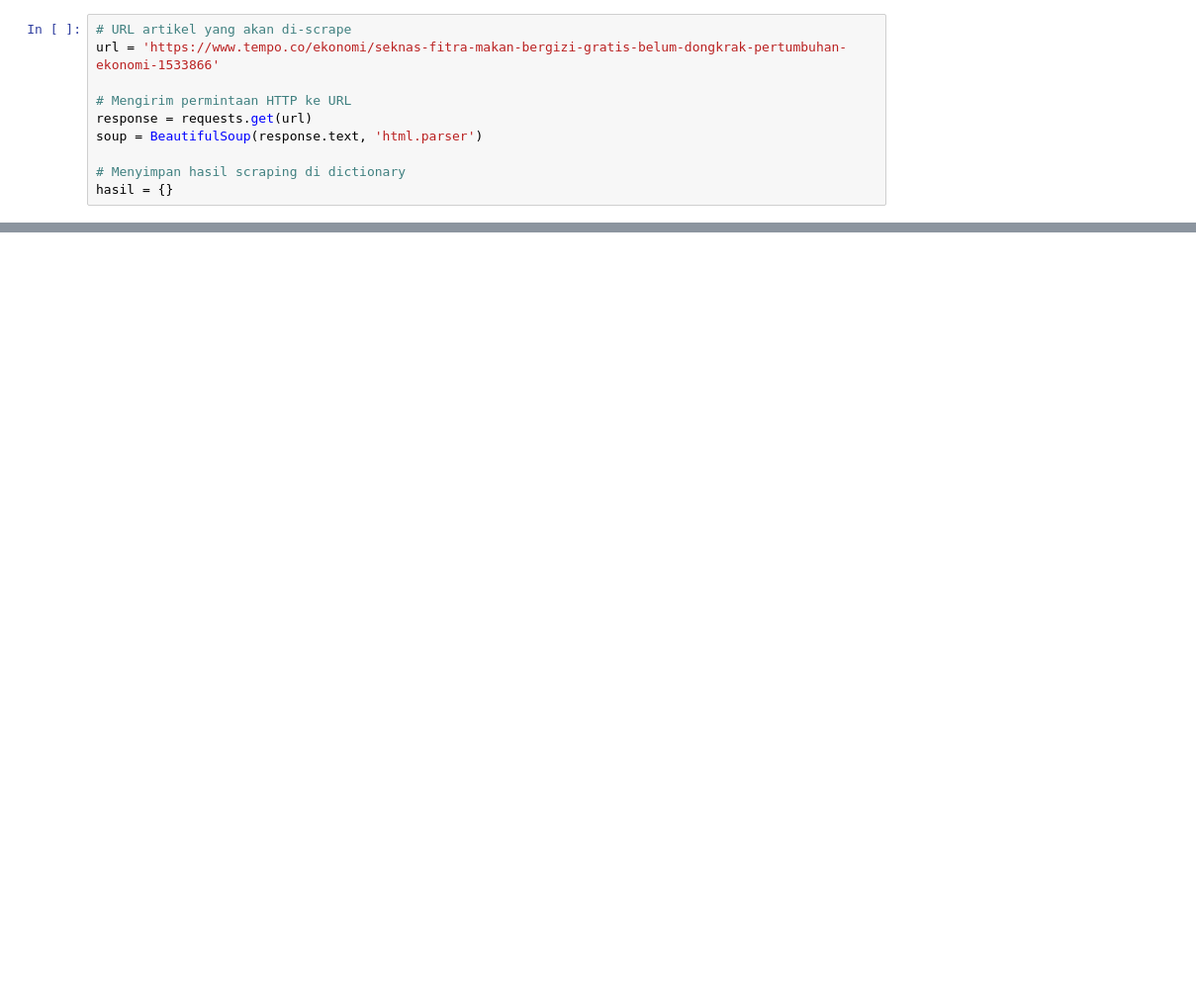
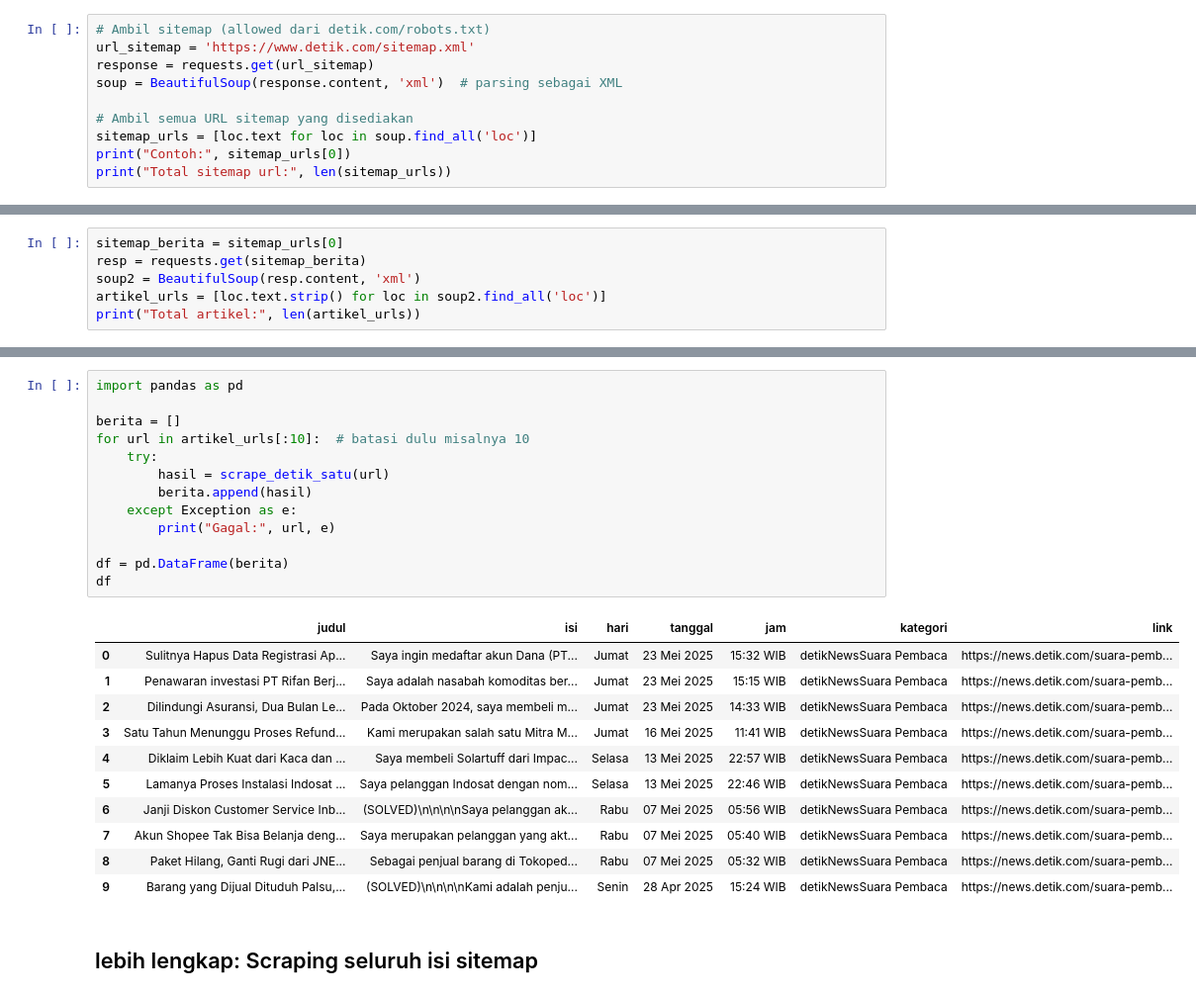
Before and after one commit to calvinrev/iprakom-scraping-sentiment, a Jupyter notebook: 0.Web_scraping_101.ipynb, the cells around one changed output, grey strips where cells are left out. Shown at 99% size. Saved outputs shown, nothing was run; the diff lists cells and outputs as text; blank space fills up the shorter version.

```diff
--- a/0.Web_scraping_101.ipynb
+++ b/0.Web_scraping_101.ipynb
@@ -5,10 +11,10 @@ from bs4 import BeautifulSoup
 # %%
-# URL artikel yang akan di-scrape
-url = 'https://www.tempo.co/ekonomi/seknas-fitra-makan-bergizi-gratis-belum-dongkrak-pertumbuhan-ekonomi-1533866'
+# Ambil sitemap (allowed dari detik.com/robots.txt)
+url_sitemap = 'https://www.detik.com/sitemap.xml'
+response = requests.get(url_sitemap)
+soup = BeautifulSoup(response.content, 'xml')  # parsing sebagai XML
 
-# Mengirim permintaan HTTP ke URL
-response = requests.get(url)
-soup = BeautifulSoup(response.text, 'html.parser')
-
-# Menyimpan hasil scraping di dictionary
-hasil = {}
+# Ambil semua URL sitemap yang disediakan
+sitemap_urls = [loc.text for loc in soup.find_all('loc')]
+print("Contoh:", sitemap_urls[0])
+print("Total sitemap url:", len(sitemap_urls))
@@ -50,0 +24,6 @@ for kat, res in hasil.items():
+# %%
+sitemap_berita = sitemap_urls[0]
+resp = requests.get(sitemap_berita)
+soup2 = BeautifulSoup(resp.content, 'xml')
+artikel_urls = [loc.text.strip() for loc in soup2.find_all('loc')]
+print("Total artikel:", len(artikel_urls))
@@ -50,0 +74,27 @@ for kat, res in hasil.items():
+# %%
+import pandas as pd
+
+berita = []
+for url in artikel_urls[:10]:  # batasi dulu misalnya 10
+    try:
+        hasil = scrape_detik_satu(url)
+        berita.append(hasil)
+    except Exception as e:
+        print("Gagal:", url, e)
+
+df = pd.DataFrame(berita)
+df
+# %% [output]
+|  | judul | isi | hari | tanggal | jam | kategori | link |
+| 0 | Sulitnya Hapus Data Registrasi Ap... | Saya ingin medaftar akun Dana (PT... | Jumat | 23 Mei 2025 | 15:32 WIB | detikNewsSuara Pembaca | https://news.detik.com/suara-pemb... |
+| 1 | Penawaran investasi PT Rifan Berj... | Saya adalah nasabah komoditas ber... | Jumat | 23 Mei 2025 | 15:15 WIB | detikNewsSuara Pembaca | https://news.detik.com/suara-pemb... |
+| 2 | Dilindungi Asuransi, Dua Bulan Le... | Pada Oktober 2024, saya membeli m... | Jumat | 23 Mei 2025 | 14:33 WIB | detikNewsSuara Pembaca | https://news.detik.com/suara-pemb... |
+| 3 | Satu Tahun Menunggu Proses Refund... | Kami merupakan salah satu Mitra M... | Jumat | 16 Mei 2025 | 11:41 WIB | detikNewsSuara Pembaca | https://news.detik.com/suara-pemb... |
+| 4 | Diklaim Lebih Kuat dari Kaca dan ... | Saya membeli Solartuff dari Impac... | Selasa | 13 Mei 2025 | 22:57 WIB | detikNewsSuara Pembaca | https://news.detik.com/suara-pemb... |
+| 5 | Lamanya Proses Instalasi Indosat ... | Saya pelanggan Indosat dengan nom... | Selasa | 13 Mei 2025 | 22:46 WIB | detikNewsSuara Pembaca | https://news.detik.com/suara-pemb... |
+| 6 | Janji Diskon Customer Service Inb... | (SOLVED)\n\n\n\nSaya pelanggan ak... | Rabu | 07 Mei 2025 | 05:56 WIB | detikNewsSuara Pembaca | https://news.detik.com/suara-pemb... |
+| 7 | Akun Shopee Tak Bisa Belanja deng... | Saya merupakan pelanggan yang akt... | Rabu | 07 Mei 2025 | 05:40 WIB | detikNewsSuara Pembaca | https://news.detik.com/suara-pemb... |
+| 8 | Paket Hilang, Ganti Rugi dari JNE... | Sebagai penjual barang di Tokoped... | Rabu | 07 Mei 2025 | 05:32 WIB | detikNewsSuara Pembaca | https://news.detik.com/suara-pemb... |
+| 9 | Barang yang Dijual Dituduh Palsu,... | (SOLVED)\n\n\n\nKami adalah penju... | Senin | 28 Apr 2025 | 15:24 WIB | detikNewsSuara Pembaca | https://news.detik.com/suara-pemb... |
+# %% [markdown]
+## lebih lengkap: Scraping seluruh isi sitemap
```
Also changed, not shown: parts of 15 cells of this notebook, 5 other files.
